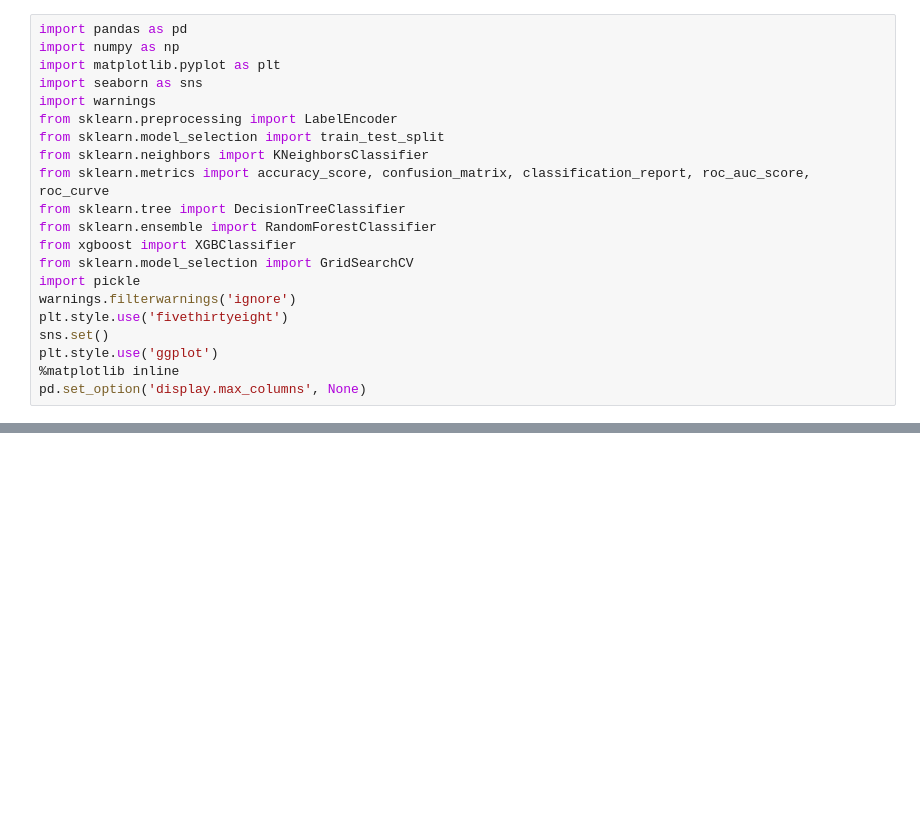
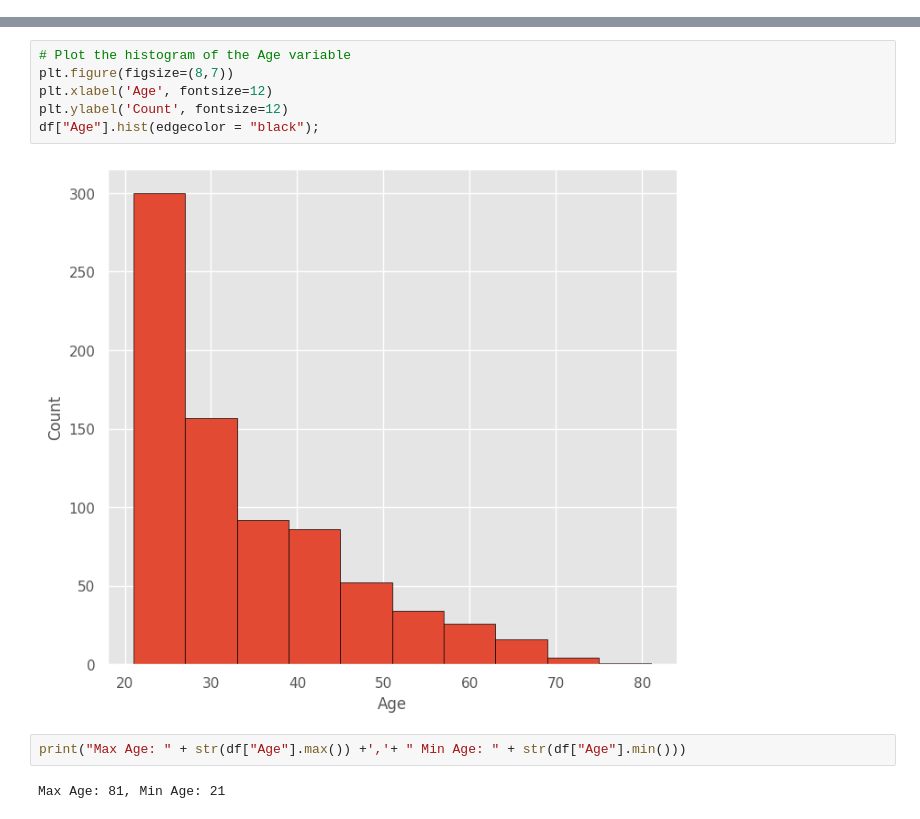
Before and after one commit to AishwaryaBCU/BCU-Diseases, a Jupyter notebook: diabetes/diabetes.ipynb, the cells around one changed output, grey strips where cells are left out. Drawn from its saved outputs; the diff is of its cells as text; blank space fills up the shorter version.

```diff
--- a/diabetes/diabetes.ipynb
+++ b/diabetes/diabetes.ipynb
@@ -6,21 +0,0 @@
-# %%
-import pandas as pd
-import numpy as np
-import matplotlib.pyplot as plt
-import seaborn as sns
-import warnings
-from sklearn.preprocessing import LabelEncoder
-from sklearn.model_selection import train_test_split
-from sklearn.neighbors import KNeighborsClassifier
-from sklearn.metrics import accuracy_score, confusion_matrix, classification_report, roc_auc_score, roc_curve
-from sklearn.tree import DecisionTreeClassifier
-from sklearn.ensemble import RandomForestClassifier
-from xgboost import XGBClassifier
-from sklearn.model_selection import GridSearchCV
-import pickle
-warnings.filterwarnings('ignore')
-plt.style.use('fivethirtyeight')
-sns.set()
-plt.style.use('ggplot')
-%matplotlib inline
-pd.set_option('display.max_columns', None)
@@ -316,0 +99,12 @@ Accuracy of Random Forest is 73.16%
+# %%
+# Plot the histogram of the Age variable
+plt.figure(figsize=(8,7))
+plt.xlabel('Age', fontsize=12)
+plt.ylabel('Count', fontsize=12)
+df["Age"].hist(edgecolor = "black");
+# %% [output]
+[figure, added]
+# %%
+print("Max Age: " + str(df["Age"].max()) +','+ " Min Age: " + str(df["Age"].min()))
+# %% [output]
+Max Age: 81, Min Age: 21
```
Also changed, not shown: parts of 153 cells of this notebook.
